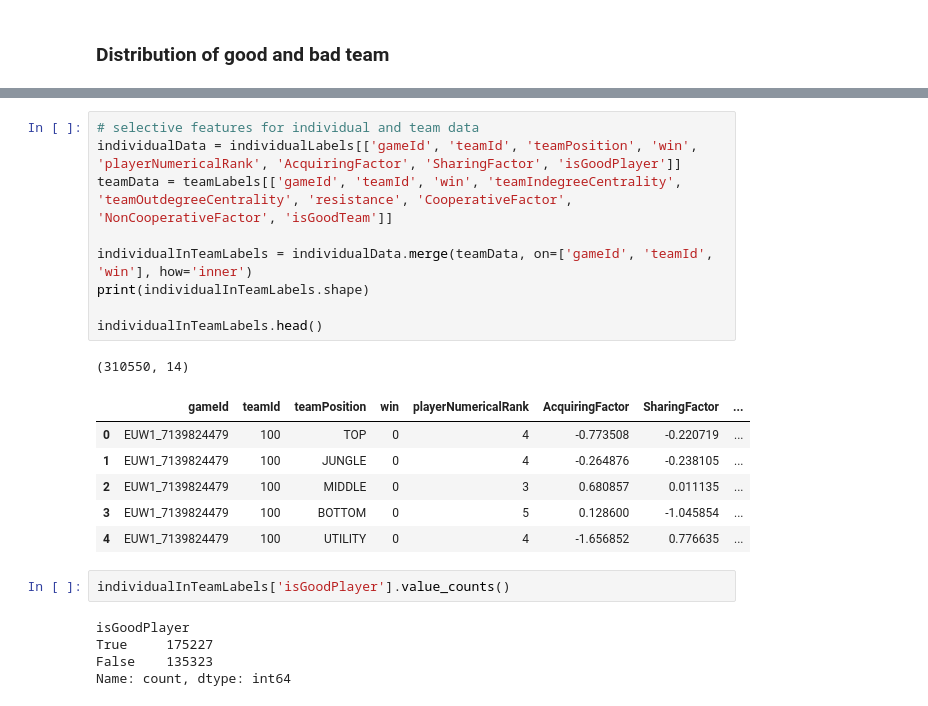
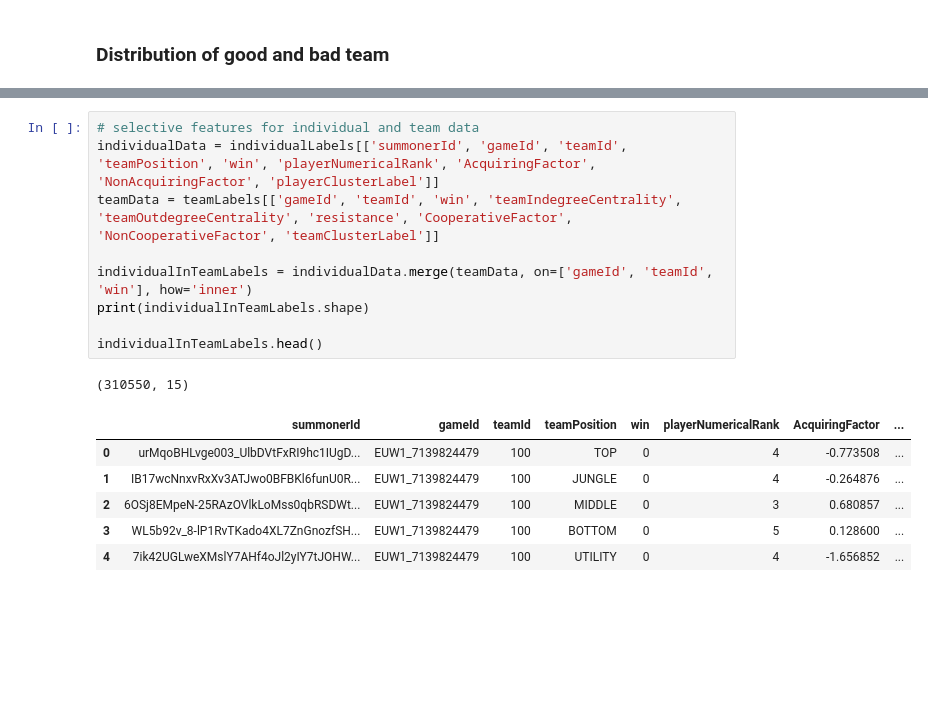
Before and after one commit to TDI-Lab/Collective-Intelligence-LoL, a Jupyter notebook: notebooks/crossTabsAnalysis.ipynb, the cells around one changed output, grey strips where cells are left out. Drawn from its saved outputs; the diff is of its cells as text; blank space fills up the shorter version.

Commit message:
Analysis updated based on number of clusters set to 3

```diff
--- a/notebooks/crossTabsAnalysis.ipynb
+++ b/notebooks/crossTabsAnalysis.ipynb
@@ -83,24 +104,17 @@ Name: count, dtype: int64
 # %%
 # selective features for individual and team data
-individualData = individualLabels[['gameId', 'teamId', 'teamPosition', 'win', 'playerNumericalRank', 'AcquiringFactor', 'SharingFactor', 'isGoodPlayer']]
-teamData = teamLabels[['gameId', 'teamId', 'win', 'teamIndegreeCentrality', 'teamOutdegreeCentrality', 'resistance', 'CooperativeFactor', 'NonCooperativeFactor', 'isGoodTeam']]
+individualData = individualLabels[['summonerId', 'gameId', 'teamId', 'teamPosition', 'win', 'playerNumericalRank', 'AcquiringFactor', 'NonAcquiringFactor', 'playerClusterLabel']]
+teamData = teamLabels[['gameId', 'teamId', 'win', 'teamIndegreeCentrality', 'teamOutdegreeCentrality', 'resistance', 'CooperativeFactor', 'NonCooperativeFactor', 'teamClusterLabel']]
 
 individualInTeamLabels = individualData.merge(teamData, on=['gameId', 'teamId', 'win'], how='inner')
 print(individualInTeamLabels.shape)
 
 individualInTeamLabels.head()
 # %% [output]
-(310550, 14)
+(310550, 15)
-|  | gameId | teamId | teamPosition | win | playerNumericalRank | AcquiringFactor | SharingFactor | ... |
-| 0 | EUW1_7139824479 | 100 | TOP | 0 | 4 | -0.773508 | -0.220719 | ... |
-| 1 | EUW1_7139824479 | 100 | JUNGLE | 0 | 4 | -0.264876 | -0.238105 | ... |
-| 2 | EUW1_7139824479 | 100 | MIDDLE | 0 | 3 | 0.680857 | 0.011135 | ... |
-| 3 | EUW1_7139824479 | 100 | BOTTOM | 0 | 5 | 0.128600 | -1.045854 | ... |
-| 4 | EUW1_7139824479 | 100 | UTILITY | 0 | 4 | -1.656852 | 0.776635 | ... |
+|  | summonerId | gameId | teamId | teamPosition | win | playerNumericalRank | AcquiringFactor | ... |
+| 0 | urMqoBHLvge003_UlbDVtFxRI9hc1IUgD... | EUW1_7139824479 | 100 | TOP | 0 | 4 | -0.773508 | ... |
+| 1 | IB17wcNnxvRxXv3ATJwo0BFBKl6funU0R... | EUW1_7139824479 | 100 | JUNGLE | 0 | 4 | -0.264876 | ... |
+| 2 | 6OSj8EMpeN-25RAzOVlkLoMss0qbRSDWt... | EUW1_7139824479 | 100 | MIDDLE | 0 | 3 | 0.680857 | ... |
+| 3 | WL5b92v_8-lP1RvTKado4XL7ZnGnozfSH... | EUW1_7139824479 | 100 | BOTTOM | 0 | 5 | 0.128600 | ... |
+| 4 | 7ik42UGLweXMslY7AHf4oJl2yIY7tJOHW... | EUW1_7139824479 | 100 | UTILITY | 0 | 4 | -1.656852 | ... |
-# %%
-individualInTeamLabels['isGoodPlayer'].value_counts()
-# %% [output]
-isGoodPlayer
-True     175227
-False    135323
-Name: count, dtype: int64
```
Also changed, not shown: parts of 53 cells of this notebook, 2 other files.
